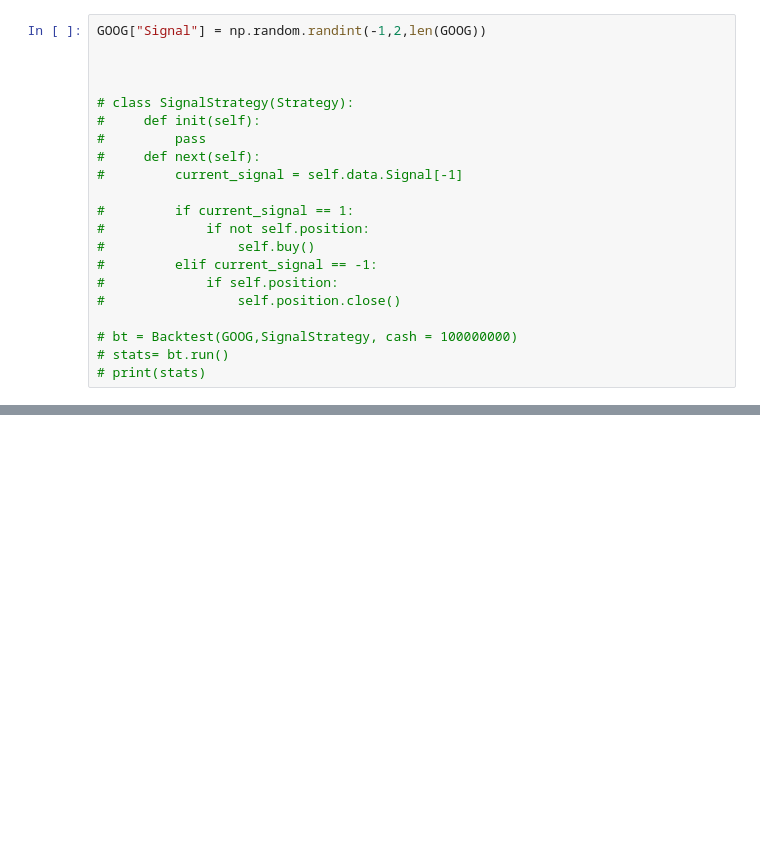
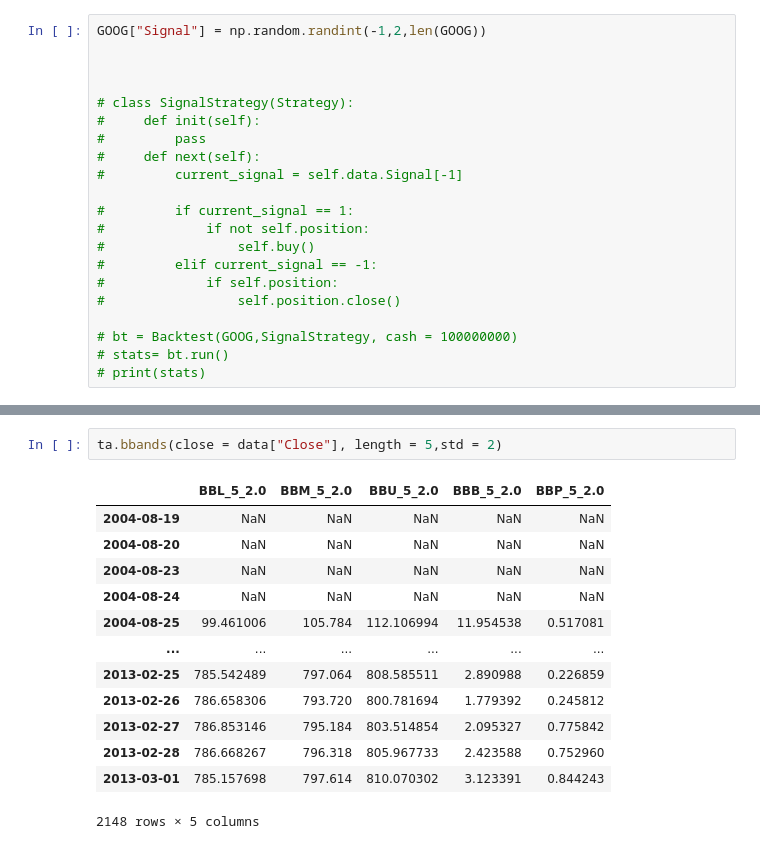
Before and after one commit to quangtiennnn/cryptoprediction, a Jupyter notebook: Trading.ipynb, the cells around one changed output, grey strips where cells are left out. Saved outputs shown, nothing was run; the diff lists cells and outputs as text; blank space fills up the shorter version.

```diff
--- a/Trading.ipynb
+++ b/Trading.ipynb
@@ -365,0 +331,16 @@ for i in range(len(data["Close"])):
+# %%
+ta.bbands(close = data["Close"], length = 5,std = 2)
+# %% [output]
+|  | BBL_5_2.0 | BBM_5_2.0 | BBU_5_2.0 | BBB_5_2.0 | BBP_5_2.0 |
+| 2004-08-19 | NaN | NaN | NaN | NaN | NaN |
+| 2004-08-20 | NaN | NaN | NaN | NaN | NaN |
+| 2004-08-23 | NaN | NaN | NaN | NaN | NaN |
+| 2004-08-24 | NaN | NaN | NaN | NaN | NaN |
+| 2004-08-25 | 99.461006 | 105.784 | 112.106994 | 11.954538 | 0.517081 |
+| ... | ... | ... | ... | ... | ... |
+| 2013-02-25 | 785.542489 | 797.064 | 808.585511 | 2.890988 | 0.226859 |
+| 2013-02-26 | 786.658306 | 793.720 | 800.781694 | 1.779392 | 0.245812 |
+| 2013-02-27 | 786.853146 | 795.184 | 803.514854 | 2.095327 | 0.775842 |
+| 2013-02-28 | 786.668267 | 796.318 | 805.967733 | 2.423588 | 0.752960 |
+| 2013-03-01 | 785.157698 | 797.614 | 810.070302 | 3.123391 | 0.844243 |
+2148 rows × 5 columns
```
Also changed, not shown: parts of 7 cells of this notebook.
